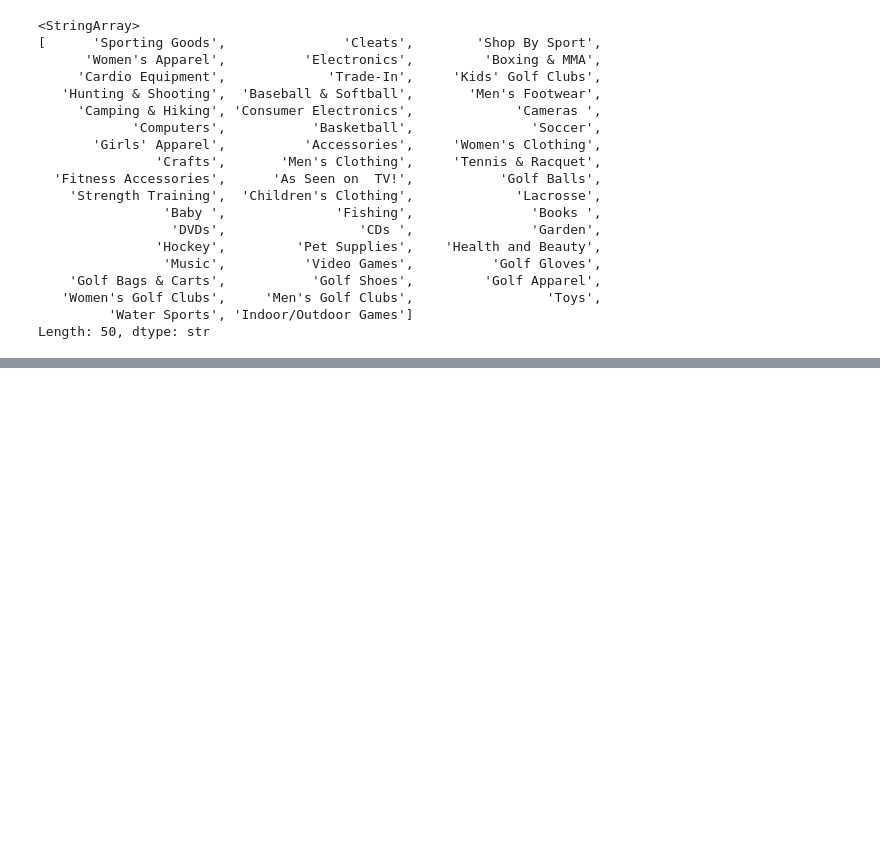
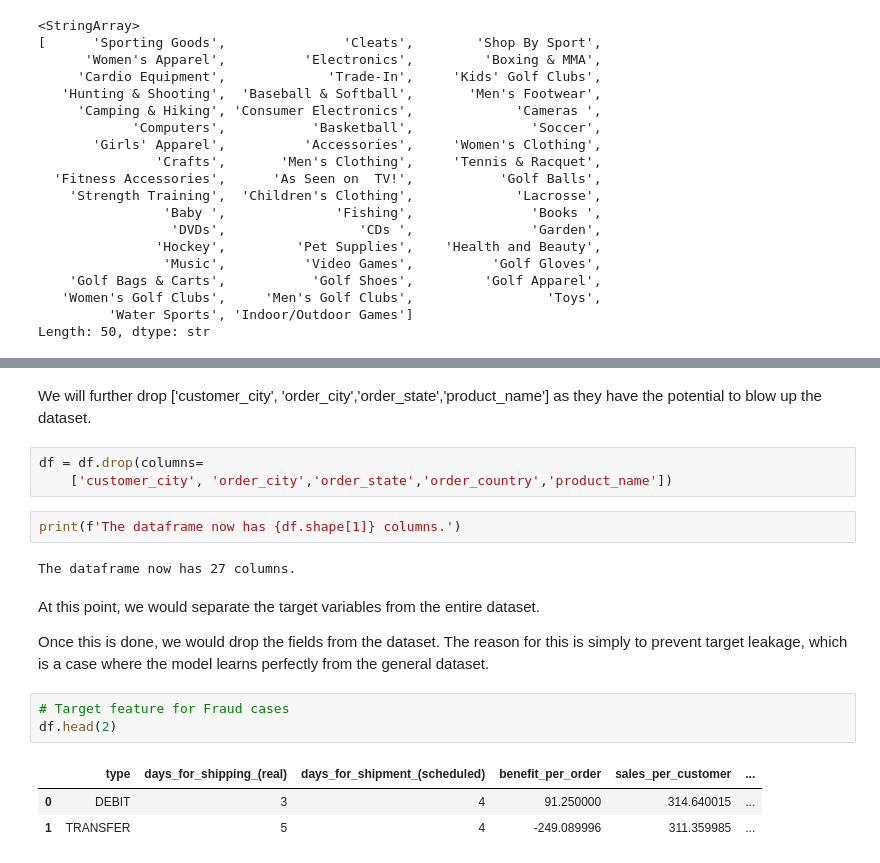
Before and after one commit to kayode-w/hybrid-supply-chain-risk-classification, a Jupyter notebook: supply_chain_dataset.ipynb, the cells around one changed output, grey strips where cells are left out. Saved outputs shown, nothing was run; the diff lists cells and outputs as text; blank space fills up the shorter version.

```diff
--- a/supply_chain_dataset.ipynb
+++ b/supply_chain_dataset.ipynb
@@ -161,0 +303,20 @@ df.columns.tolist()
+# %% [markdown]
+We will further drop ['customer_city', 'order_city','order_state','product_name'] as they have the potential to blow up the dataset.
+# %%
+df = df.drop(columns=
+    ['customer_city', 'order_city','order_state','order_country','product_name'])
+# %%
+print(f'The dataframe now has {df.shape[1]} columns.')
+# %% [output]
+The dataframe now has 27 columns.
+# %% [markdown]
+At this point, we would separate the target variables from the entire dataset.
+
+Once this is done, we would drop the fields from the dataset. The reason for this is simply to prevent target leakage, which is a case where the model learns perfectly from the general dataset.
+# %%
+# Target feature for Fraud cases
+df.head(2)
+# %% [output]
+|  | type | days_for_shipping_(real) | days_for_shipment_(scheduled) | benefit_per_order | sales_per_customer | ... |
+| 0 | DEBIT | 3 | 4 | 91.250000 | 314.640015 | ... |
+| 1 | TRANSFER | 5 | 4 | -249.089996 | 311.359985 | ... |
```
Also changed, not shown: parts of 28 cells of this notebook.
